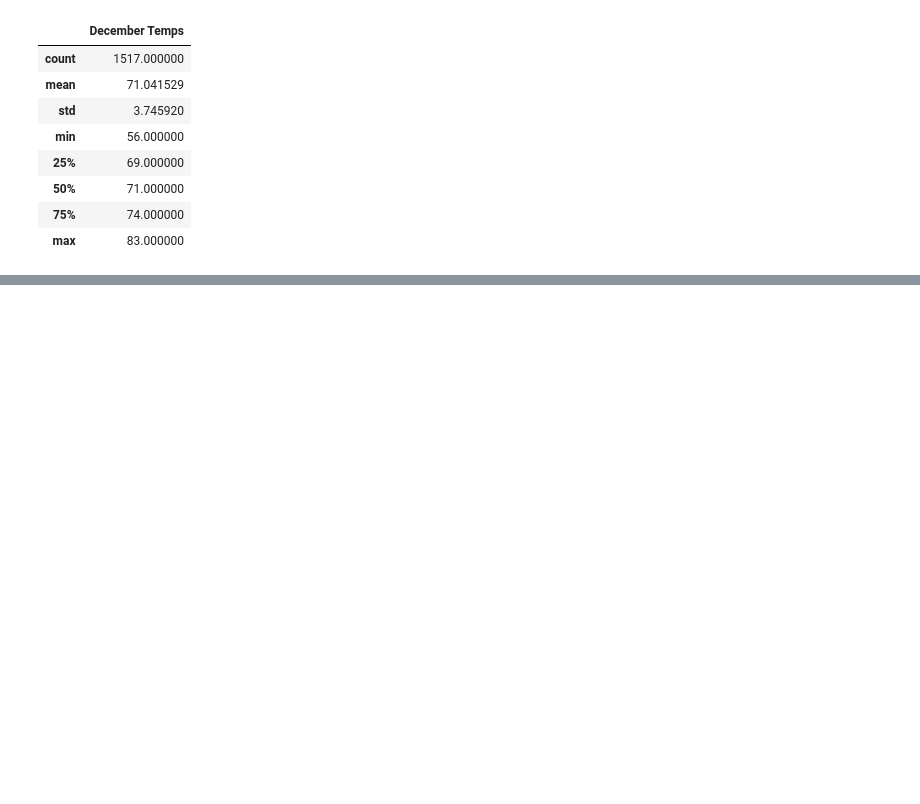
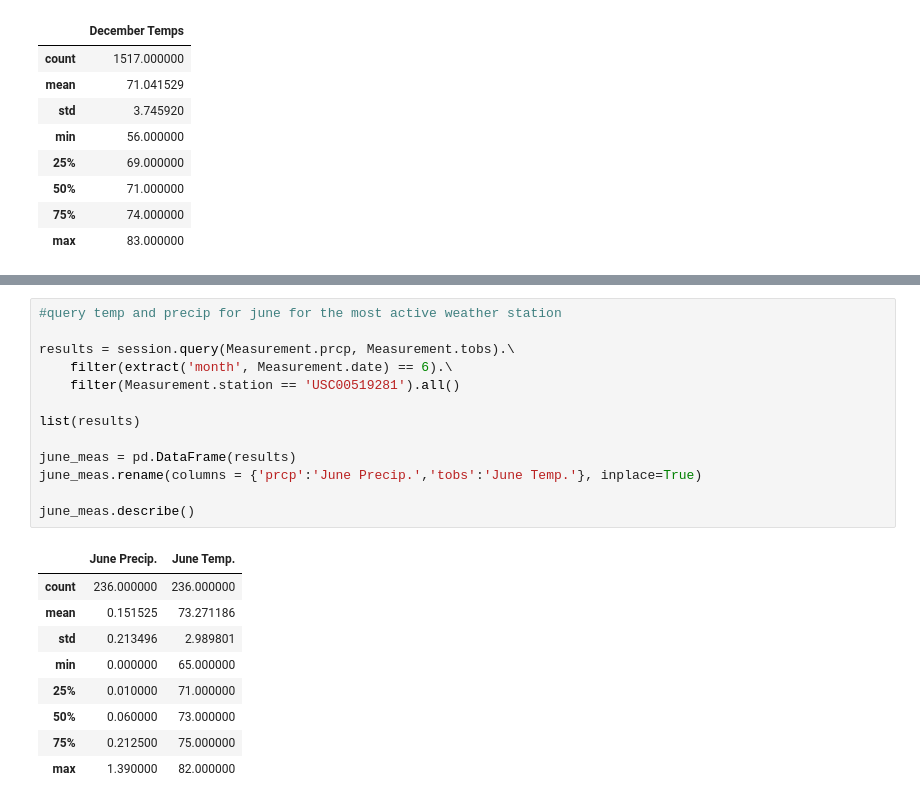
Before and after one commit to leah-braswell/surfs_up, a Jupyter notebook: SurfsUp_Challenge.ipynb, the cells around one changed output, grey strips where cells are left out. Cells and saved outputs as stored; diff of their text form; blank space fills up the shorter version.

```diff
--- a/SurfsUp_Challenge.ipynb
+++ b/SurfsUp_Challenge.ipynb
@@ -154,0 +313,23 @@ temps_df.describe()
+# %%
+#query temp and precip for june for the most active weather station
+
+results = session.query(Measurement.prcp, Measurement.tobs).\
+    filter(extract('month', Measurement.date) == 6).\
+    filter(Measurement.station == 'USC00519281').all()
+
+list(results)
+
+june_meas = pd.DataFrame(results)
+june_meas.rename(columns = {'prcp':'June Precip.','tobs':'June Temp.'}, inplace=True)
+
+june_meas.describe()
+# %% [output]
+|  | June Precip. | June Temp. |
+| count | 236.000000 | 236.000000 |
+| mean | 0.151525 | 73.271186 |
+| std | 0.213496 | 2.989801 |
+| min | 0.000000 | 65.000000 |
+| 25% | 0.010000 | 71.000000 |
+| 50% | 0.060000 | 73.000000 |
+| 75% | 0.212500 | 75.000000 |
+| max | 1.390000 | 82.000000 |
```
Also changed, not shown: parts of 10 cells of this notebook, 6 other files.
